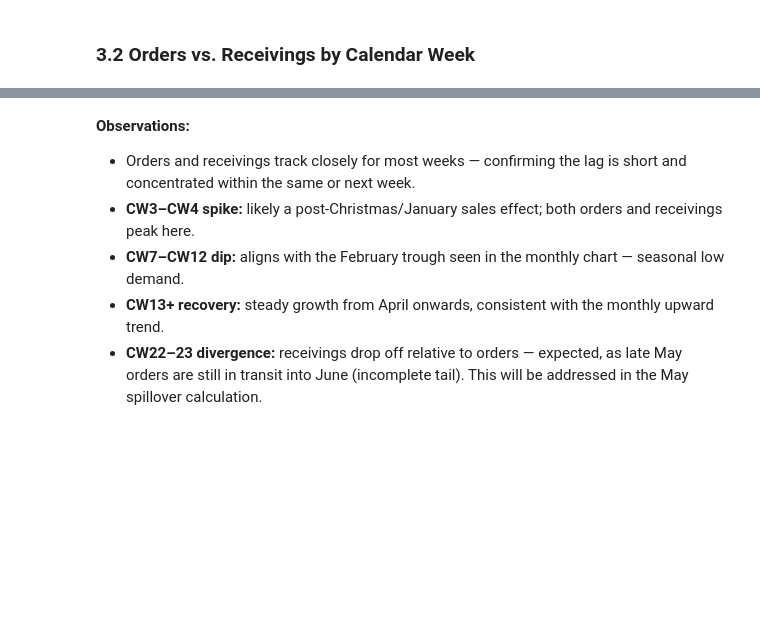
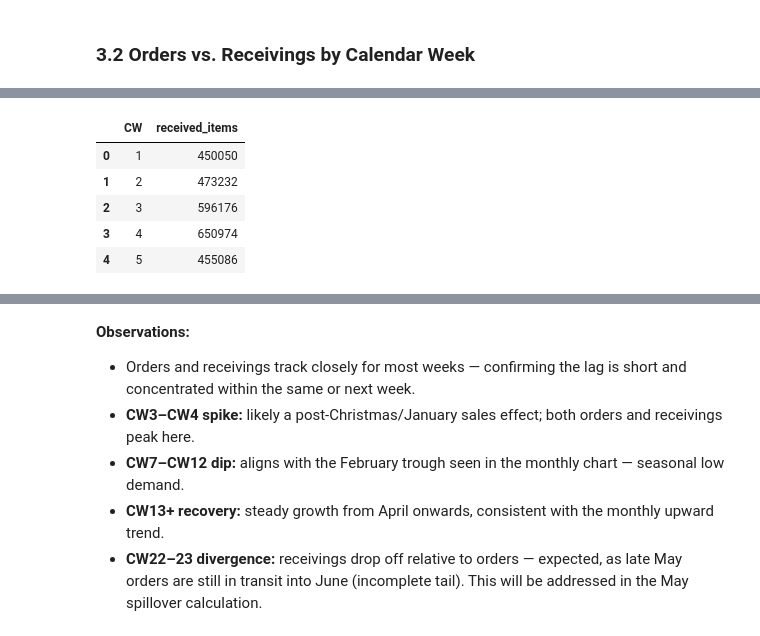
Before and after one commit to traha-89/zalando_fcst_case_study, a Jupyter notebook: analysis.ipynb, the cells around one changed output, grey strips where cells are left out. Drawn from its saved outputs; the diff is of its cells as text; code cells hidden in the pictures; blank space fills up the shorter version.

```diff
--- a/analysis.ipynb
+++ b/analysis.ipynb
@@ -542 +557,13 @@ plt.show()
+# %%
+# Receivings by CW — use existing CW column directly (based on date_wh_receive)
+recv_by_cw = hist.groupby("CW")["items"].sum().reset_index()
+recv_by_cw.columns = ["CW", "received_items"]
+recv_by_cw.head()
+# %% [output]
+|  | CW | received_items |
+| 0 | 1 | 450050 |
+| 1 | 2 | 473232 |
+| 2 | 3 | 596176 |
+| 3 | 4 | 650974 |
+| 4 | 5 | 455086 |
 # %%
```
Also changed, not shown: parts of 2 cells of this notebook.
